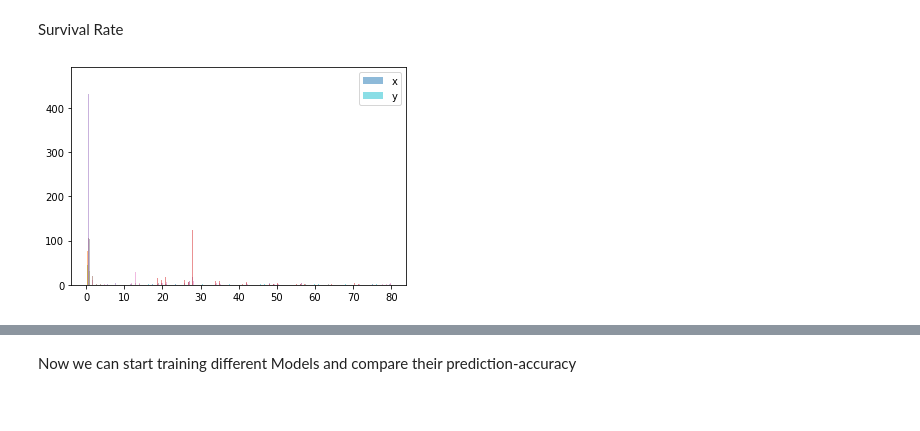
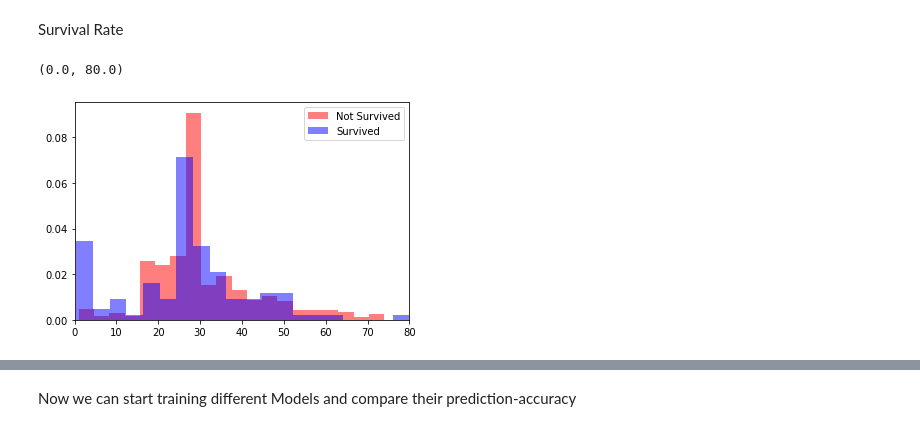
Before and after one commit to h-waldschmidt/Kaggle-Titanic, a Jupyter notebook: src/titanic_solution.ipynb, the cells around one changed output, grey strips where cells are left out. Saved outputs shown, nothing was run; the diff lists cells and outputs as text; code cells hidden in the pictures.

Commit message:
data exploration

```diff
--- a/src/titanic_solution.ipynb
+++ b/src/titanic_solution.ipynb
@@ -147,21 +147,18 @@ plt.show()
 Survival Rate
 # %%
 survived_males = train_data.loc[(train_data['Sex'] == 1) & (train_data['Survived'] == 1)]
-survived_females = train_data.loc[(train_data['Sex'] == 0) & (train_data['Survived'] == 1)]
 not_survived_males = train_data.loc[(train_data['Sex'] == 1) & (train_data['Survived'] ==0)]
-not_survived_females = train_data.loc[(train_data['Sex'] == 0) & (train_data['Survived'] == 0)]
+
 
 survived_males = survived_males.sort_values(by='Age')
-survived_females = survived_females.sort_values(by='Age')
 not_survived_males = not_survived_males.sort_values(by='Age')
-not_survived_females = not_survived_females.sort_values(by='Age')
 
-bins = np.linspace(0, 80, 80)
+kwargs = dict(alpha=0.5, bins=20, density=True)
 
-plt.hist(survived_males, bins, alpha=0.5, label='x')
-plt.hist(not_survived_males, bins, alpha=0.5, label='y')
+plt.hist(not_survived_males['Age'],**kwargs, color = 'r', label='Not Survived')
+plt.hist(survived_males['Age'],**kwargs, color='b', label='Survived')
 plt.legend(loc='upper right')
-
-plt.show()
+plt.xlim(0,80)
 # %% [output]
+(0.0, 80.0)
-[figure, old version]
+[figure, new version]
```
Also changed, not shown: parts of 6 cells of this notebook, 1 other file.
